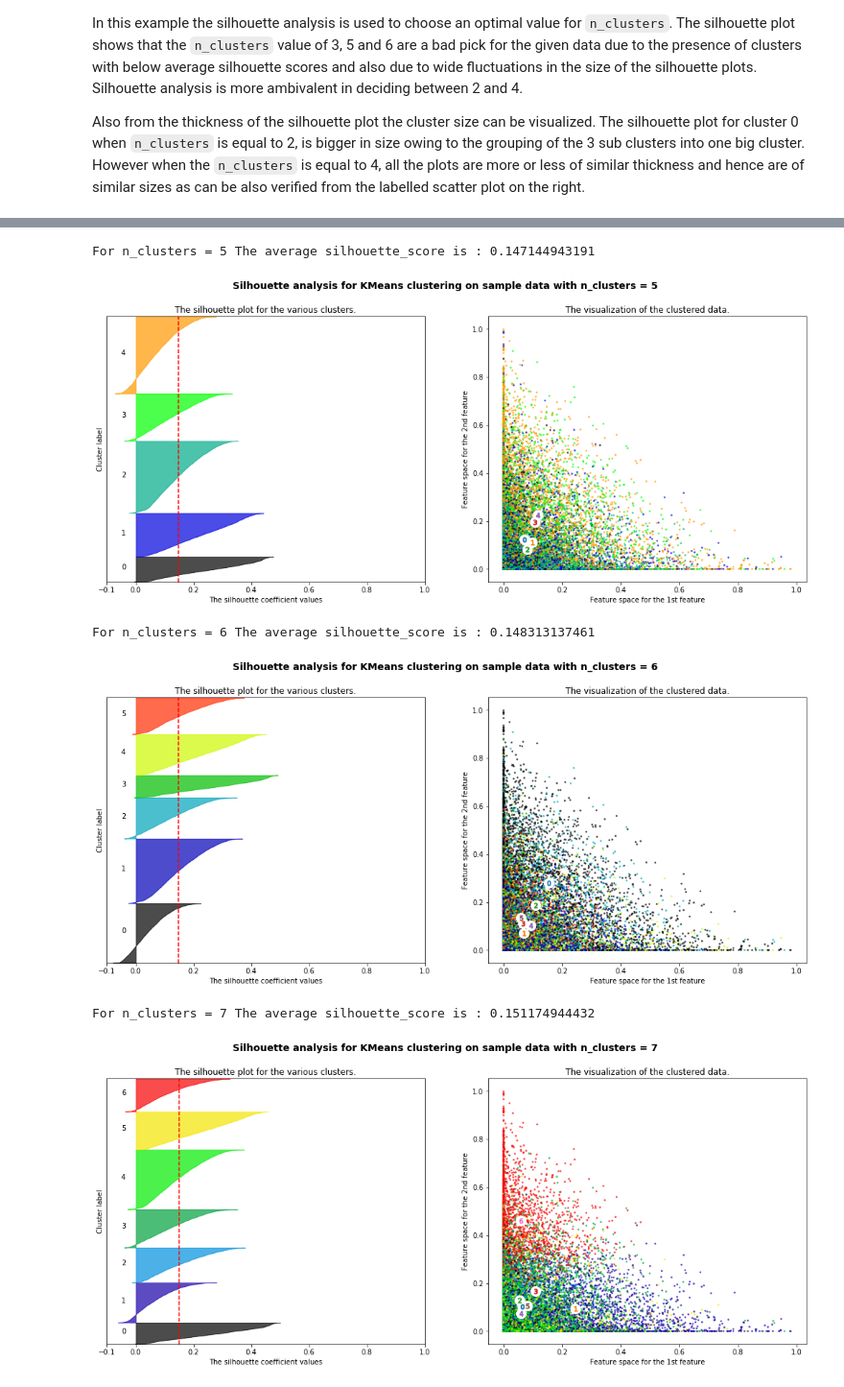
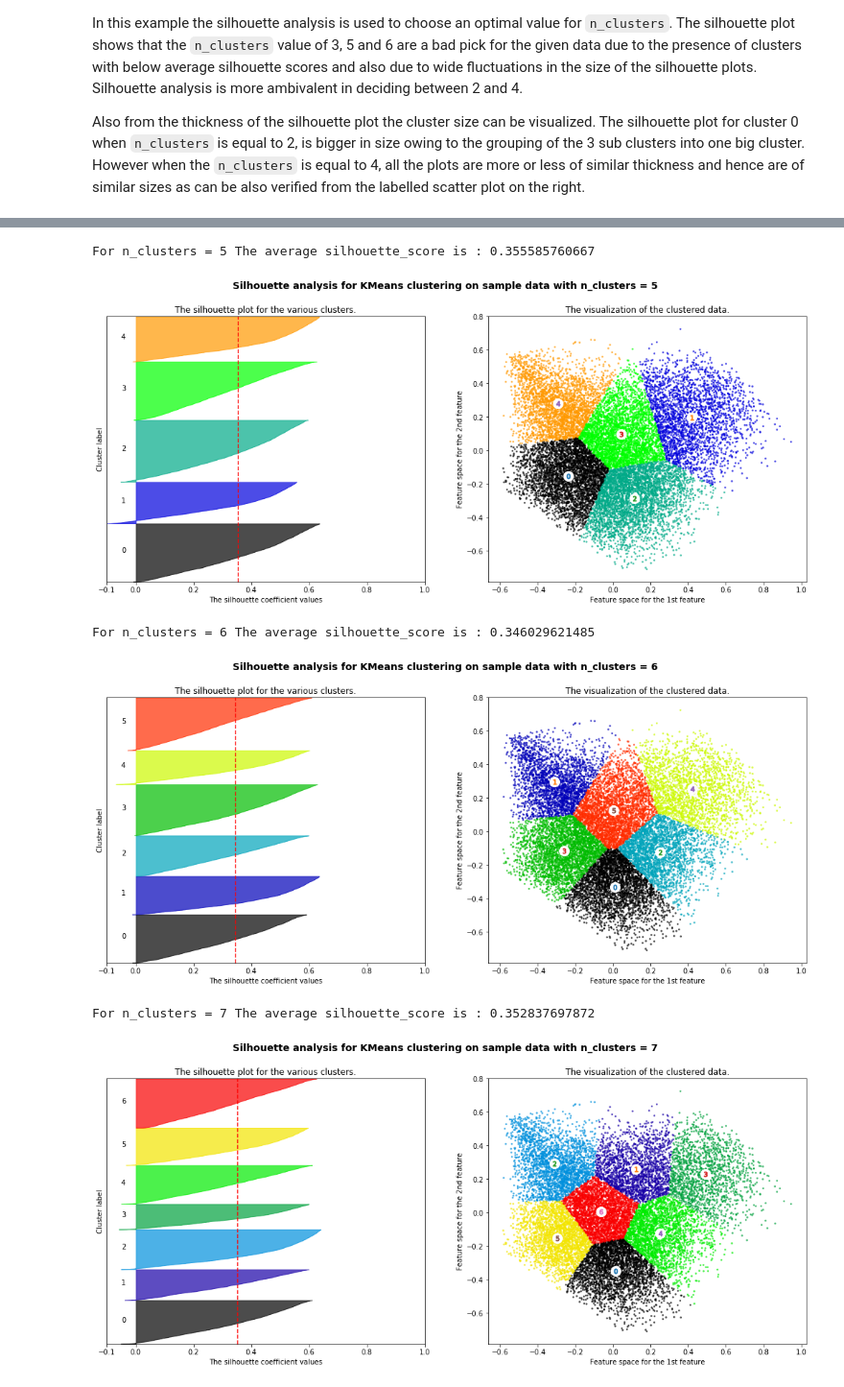
Before and after one commit to mbillig/MusicAnalysis, a Jupyter notebook: plot_kmeans_silhouette_analysis.ipynb, the cells around one changed output, grey strips where cells are left out. Shown at 96% size. Drawn from its saved outputs; the diff is of its cells as text; code cells hidden in the pictures.

```diff
--- a/plot_kmeans_silhouette_analysis.ipynb
+++ b/plot_kmeans_silhouette_analysis.ipynb
@@ -33,6 +33,7 @@ verified from the labelled scatter plot on the right.
 # %%
 from __future__ import print_function
 
+import sklearn as sk
 from sklearn.datasets import make_blobs
 from sklearn.cluster import KMeans
 from sklearn.metrics import silhouette_samples, silhouette_score
@@ -56,7 +57,10 @@ print(__doc__)
 #                   random_state=1)  # For reproducibility
 musicSubset = pd.read_csv('musicSubset.csv',sep=",",header='infer')
 clusterDF = musicSubset.ix[:,12:28].copy()
-X = clusterDF.as_matrix()
+pca = sk.decomposition.PCA(n_components = 2)
+pca.fit(clusterDF)
+clusterPCA = pca.transform(clusterDF)
+X = clusterPCA
 
 range_n_clusters = [2, 3, 4, 5, 6, 7]
 
@@ -155,6 +159,6 @@ For n_clusters = 4 The average silhouette_score is : 0.145346673915
-For n_clusters = 5 The average silhouette_score is : 0.147144943191
+For n_clusters = 5 The average silhouette_score is : 0.355585760667
-[figure, old version]
+[figure, new version]
-For n_clusters = 6 The average silhouette_score is : 0.148313137461
+For n_clusters = 6 The average silhouette_score is : 0.346029621485
-[figure, old version]
+[figure, new version]
-For n_clusters = 7 The average silhouette_score is : 0.151174944432
+For n_clusters = 7 The average silhouette_score is : 0.352837697872
-[figure, old version]
+[figure, new version]
```
Also changed, not shown: parts of 1 cell of this notebook, 6 other files.
